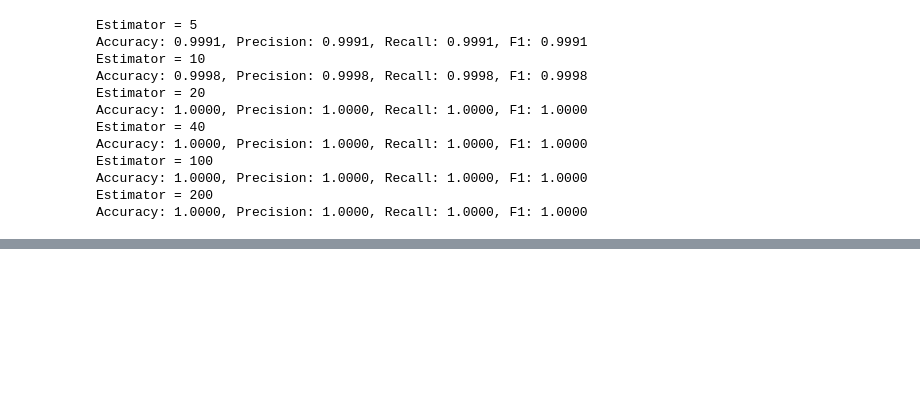
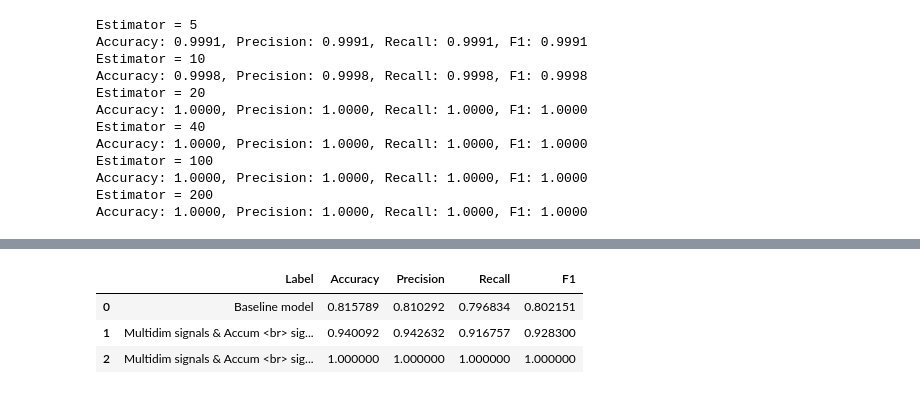
Before and after one commit to Nemat-Allah-Aloush/Parkinson-Disease, a Jupyter notebook: RFCmodels.ipynb, the cells around one changed output, grey strips where cells are left out. Saved outputs shown, nothing was run; the diff lists cells and outputs as text; code cells hidden in the pictures; blank space fills up the shorter version.

```diff
--- a/RFCmodels.ipynb
+++ b/RFCmodels.ipynb
@@ -1154,0 +1213,6 @@ Accuracy: 1.0000, Precision: 1.0000, Recall: 1.0000, F1: 1.0000
+# %%
+scores = cross_val_search(X_train_8, np.ravel(y_train_8),X_test_8, np.ravel(y_test_8),'micro')
+cross_scores_search_multi['acc'].append(scores[0])
+cross_scores_search_multi['prec'].append(scores[1])
+cross_scores_search_multi['rec'].append(scores[2])
+cross_scores_search_multi['f1'].append(scores[3])
@@ -1154,0 +1225,6 @@ Accuracy: 1.0000, Precision: 1.0000, Recall: 1.0000, F1: 1.0000
+# %%
+scores = cross_val_search(X_train_8, np.ravel(y_train_8),X_test_8, np.ravel(y_test_8),'macro')
+cross_scores_search_multi['acc'].append(scores[0])
+cross_scores_search_multi['prec'].append(scores[1])
+cross_scores_search_multi['rec'].append(scores[2])
+cross_scores_search_multi['f1'].append(scores[3])
@@ -1154,0 +1237,21 @@ Accuracy: 1.0000, Precision: 1.0000, Recall: 1.0000, F1: 1.0000
+# %%
+cross_scores_search_multi['acc']=[0.8157894736842105,0.9400921658986175,1]
+cross_scores_search_multi['prec']=[0.8102918586789555,0.9426319752594219,1]
+cross_scores_search_multi['rec']=[0.7968344456803855,0.9167567952064145,1]
+cross_scores_search_multi['f1']=[0.8021505376344086,0.9283000569586638,1]
+# %%
+labels = ['Baseline model',\
+          'Multidim signals & Accum <br> signal & features',\
+          'Multidim signals & Accum <br> signal & features & BLM statics']
+pd.options.plotting.backend = "plotly"
+df = pd.DataFrame({ 'Label' : labels,\
+                   'Accuracy' :cross_scores_search_multi['acc'],
+                   'Precision': cross_scores_search_multi['prec'],
+                   'Recall':cross_scores_search_multi['rec'],
+                   'F1':cross_scores_search_multi['f1']})
+df.plot(x='Label', y=df.columns[1:],
+        labels={
+                     "Label": "Input Data",
+                     "variable": "Metric"
+                 },
+                title="Severity Detection models")
@@ -1154,0 +1262,7 @@ Accuracy: 1.0000, Precision: 1.0000, Recall: 1.0000, F1: 1.0000
+# %%
+df
+# %% [output]
+|  | Label | Accuracy | Precision | Recall | F1 |
+| 0 | Baseline model | 0.815789 | 0.810292 | 0.796834 | 0.802151 |
+| 1 | Multidim signals & Accum <br> sig... | 0.940092 | 0.942632 | 0.916757 | 0.928300 |
+| 2 | Multidim signals & Accum <br> sig... | 1.000000 | 1.000000 | 1.000000 | 1.000000 |
```
Also changed, not shown: parts of 19 cells of this notebook.
